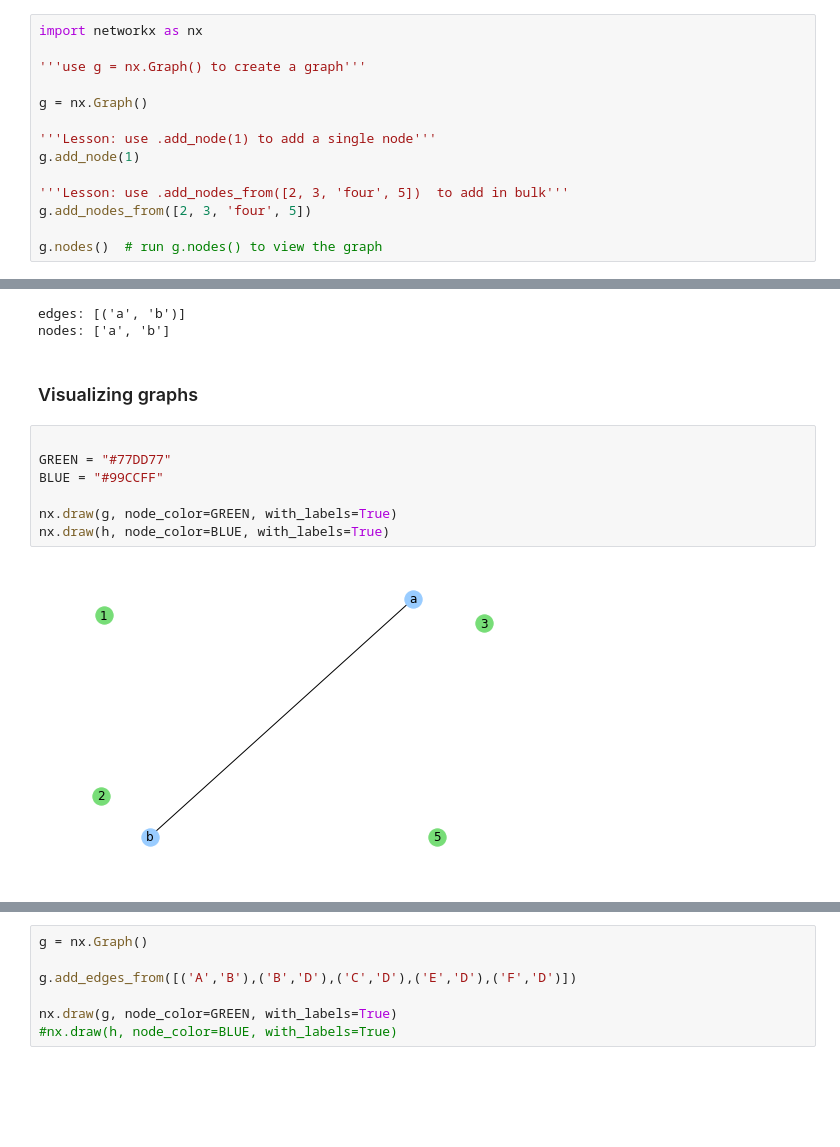
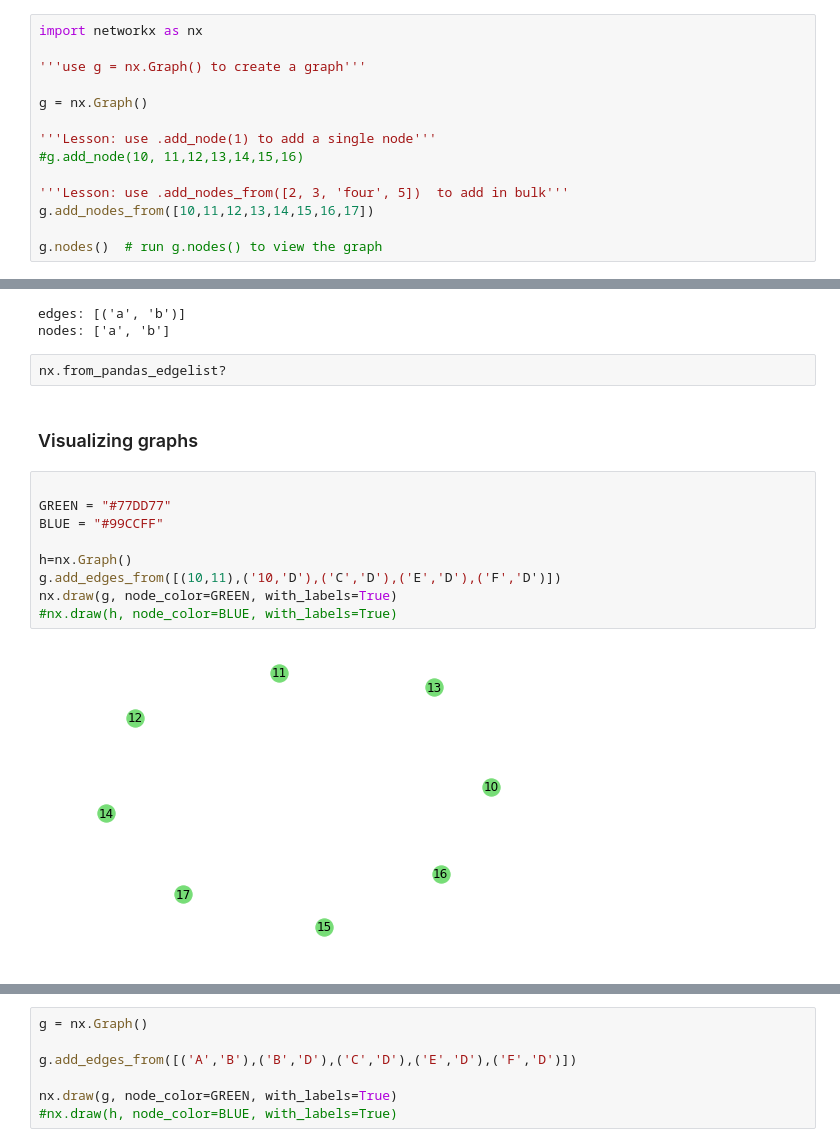
Before and after one commit to jawadmhoque/ce599, a Jupyter notebook: 14-Networks/Networks.ipynb, the cells around one changed output, grey strips where cells are left out. Saved outputs shown, nothing was run; the diff lists cells and outputs as text; blank space fills up the shorter version.

```diff
--- a/14-Networks/Networks.ipynb
+++ b/14-Networks/Networks.ipynb
@@ -38,10 +38,10 @@ import networkx as nx
 g = nx.Graph()
 
 '''Lesson: use .add_node(1) to add a single node'''
-g.add_node(1)
+#g.add_node(10, 11,12,13,14,15,16)
 
 '''Lesson: use .add_nodes_from([2, 3, 'four', 5])  to add in bulk'''
-g.add_nodes_from([2, 3, 'four', 5])
+g.add_nodes_from([10,11,12,13,14,15,16,17])
 
 g.nodes()  # run g.nodes() to view the graph
 # %% [output]
@@ -86,17 +88,21 @@ print('nodes:', h.nodes())  # verify that new nodes were also added
 # %% [output]
 edges: [('a', 'b')]
 nodes: ['a', 'b']
+# %%
+nx.from_pandas_edgelist?
 # %% [markdown]
 ### Visualizing graphs
 # %%
 
 GREEN = "#77DD77"
 BLUE = "#99CCFF"
 
+h=nx.Graph()
+g.add_edges_from([(10,11),('10,'D'),('C','D'),('E','D'),('F','D')])
 nx.draw(g, node_color=GREEN, with_labels=True)
-nx.draw(h, node_color=BLUE, with_labels=True)
+#nx.draw(h, node_color=BLUE, with_labels=True)
 # %% [output]
-[figure, old version]
+[figure, new version]
 # %% [markdown]
 #### How would you create the following graph?
 
```
Also changed, not shown: parts of 6 cells of this notebook, 1 other file.
